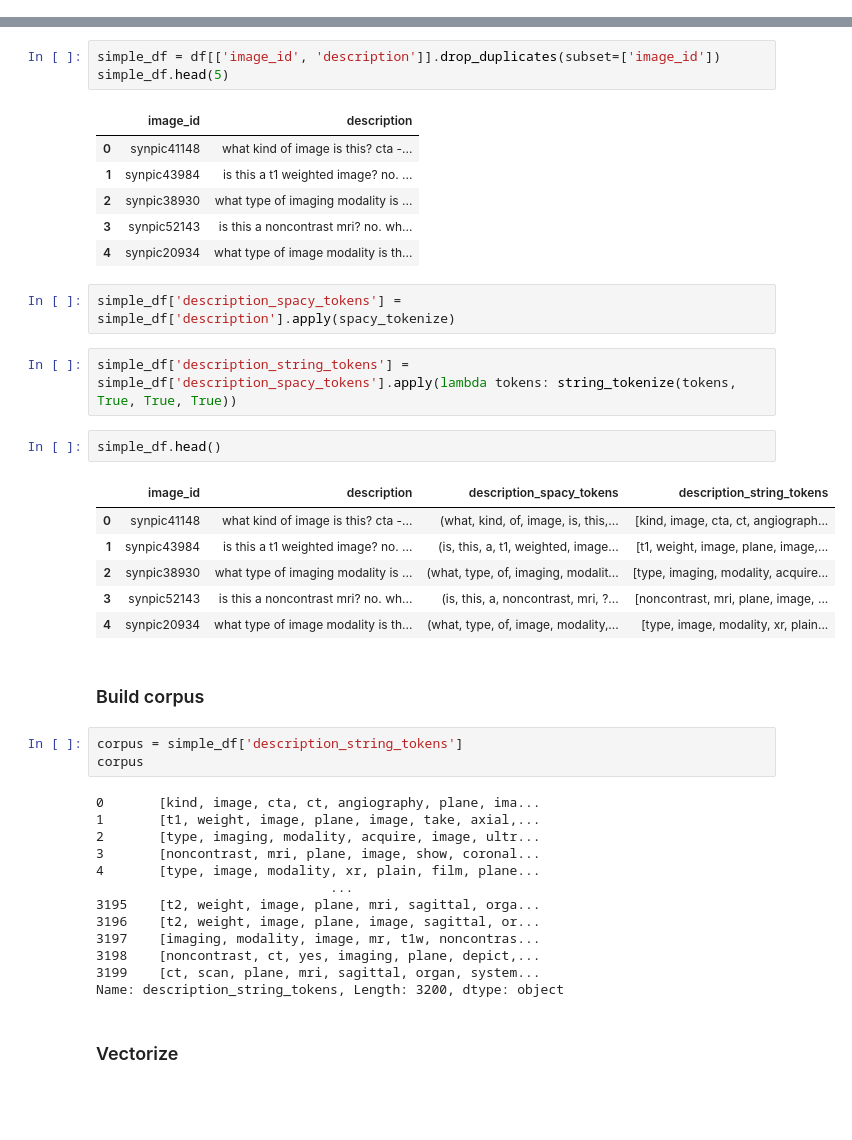
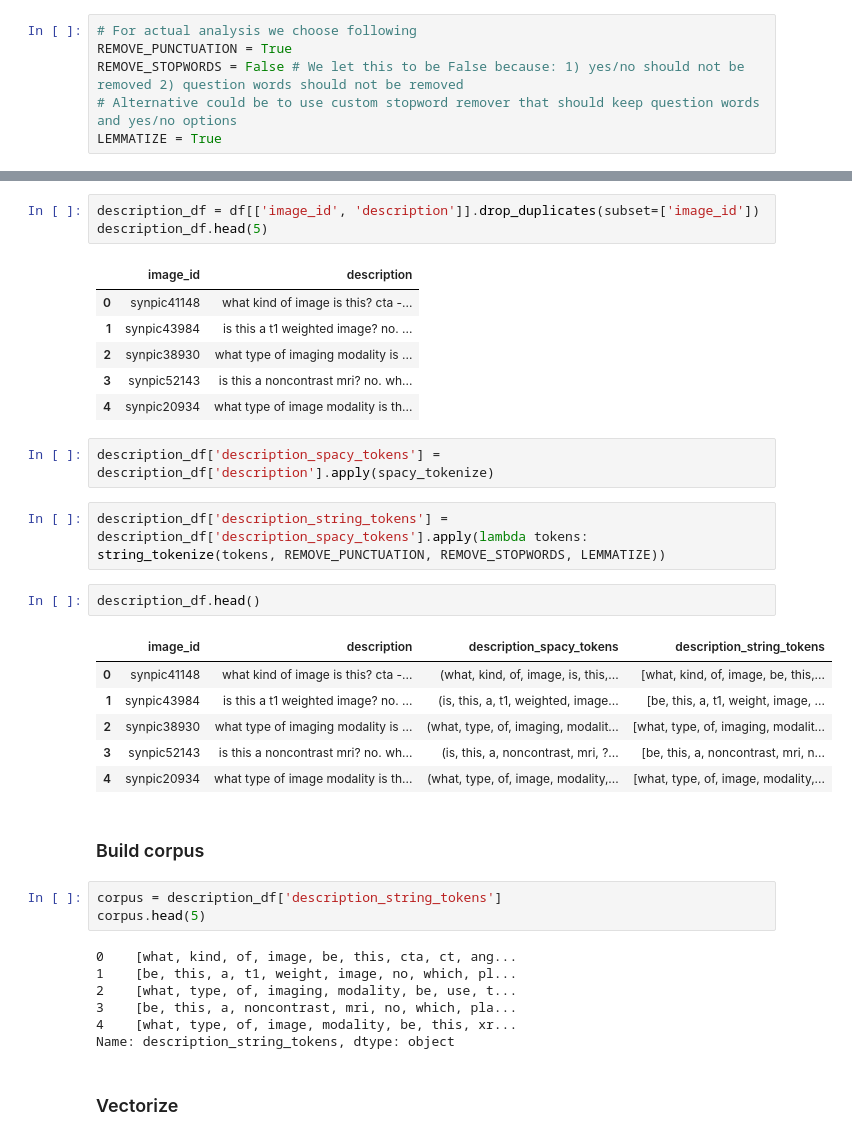
Before and after one commit to skupsala/VQA-Med-2019-project, a Jupyter notebook: notebooks/skupsala.ipynb, the cells around one changed output, grey strips where cells are left out. Cells and saved outputs as stored; diff of their text form; blank space fills up the shorter version.

Commit message:
Cleanup notebook and add combinations of tokenization parameters

```diff
--- a/notebooks/skupsala.ipynb
+++ b/notebooks/skupsala.ipynb
@@ -214,0 +196,6 @@ pass
+# %%
+# For actual analysis we choose following
+REMOVE_PUNCTUATION = True
+REMOVE_STOPWORDS = False # We let this to be False because: 1) yes/no should not be removed 2) question words should not be removed
+# Alternative could be to use custom stopword remover that should keep question words and yes/no options
+LEMMATIZE = True
@@ -289,8 +319,8 @@ df['qa'] = df[['question', 'answer']].agg(' '.join, axis=1)
 # %%
 df['description'] = df.groupby(['image_id'])['qa'].transform(lambda x : '. '.join(x))
 # %%
-simple_df = df[['image_id', 'description']].drop_duplicates(subset=['image_id'])
-simple_df.head(5)
+description_df = df[['image_id', 'description']].drop_duplicates(subset=['image_id'])
+description_df.head(5)
 # %% [output]
 |  | image_id | description |
 | 0 | synpic41148 | what kind of image is this? cta -... |
@@ -299,36 +329,30 @@ simple_df.head(5)
 | 3 | synpic52143 | is this a noncontrast mri? no. wh... |
 | 4 | synpic20934 | what type of image modality is th... |
 # %%
-simple_df['description_spacy_tokens'] = simple_df['description'].apply(spacy_tokenize)
+description_df['description_spacy_tokens'] = description_df['description'].apply(spacy_tokenize)
 # %%
-simple_df['description_string_tokens'] = simple_df['description_spacy_tokens'].apply(lambda tokens: string_tokenize(tokens, True, True, True))
+description_df['description_string_tokens'] = description_df['description_spacy_tokens'].apply(lambda tokens: string_tokenize(tokens, REMOVE_PUNCTUATION, REMOVE_STOPWORDS, LEMMATIZE))
 # %%
-simple_df.head()
+description_df.head()
 # %% [output]
 |  | image_id | description | description_spacy_tokens | description_string_tokens |
-| 0 | synpic41148 | what kind of image is this? cta -... | (what, kind, of, image, is, this,... | [kind, image, cta, ct, angiograph... |
-| 1 | synpic43984 | is this a t1 weighted image? no. ... | (is, this, a, t1, weighted, image... | [t1, weight, image, plane, image,... |
-| 2 | synpic38930 | what type of imaging modality is ... | (what, type, of, imaging, modalit... | [type, imaging, modality, acquire... |
-| 3 | synpic52143 | is this a noncontrast mri? no. wh... | (is, this, a, noncontrast, mri, ?... | [noncontrast, mri, plane, image, ... |
-| 4 | synpic20934 | what type of image modality is th... | (what, type, of, image, modality,... | [type, image, modality, xr, plain... |
+| 0 | synpic41148 | what kind of image is this? cta -... | (what, kind, of, image, is, this,... | [what, kind, of, image, be, this,... |
+| 1 | synpic43984 | is this a t1 weighted image? no. ... | (is, this, a, t1, weighted, image... | [be, this, a, t1, weight, image, ... |
+| 2 | synpic38930 | what type of imaging modality is ... | (what, type, of, imaging, modalit... | [what, type, of, imaging, modalit... |
+| 3 | synpic52143 | is this a noncontrast mri? no. wh... | (is, this, a, noncontrast, mri, ?... | [be, this, a, noncontrast, mri, n... |
+| 4 | synpic20934 | what type of image modality is th... | (what, type, of, image, modality,... | [what, type, of, image, modality,... |
 # %% [markdown]
 ### Build corpus
 # %%
-corpus = simple_df['description_string_tokens']
-corpus
+corpus = description_df['description_string_tokens']
+corpus.head(5)
 # %% [output]
-0       [kind, image, cta, ct, angiography, plane, ima...
-1       [t1, weight, image, plane, image, take, axial,...
-2       [type, imaging, modality, acquire, image, ultr...
-3       [noncontrast, mri, plane, image, show, coronal...
-4       [type, image, modality, xr, plain, film, plane...
-                              ...
-3195    [t2, weight, image, plane, mri, sagittal, orga...
-3196    [t2, weight, image, plane, image, sagittal, or...
-3197    [imaging, modality, image, mr, t1w, noncontras...
-3198    [noncontrast, ct, yes, imaging, plane, depict,...
-3199    [ct, scan, plane, mri, sagittal, organ, system...
-Name: description_string_tokens, Length: 3200, dtype: object
+0    [what, kind, of, image, be, this, cta, ct, ang...
+1    [be, this, a, t1, weight, image, no, which, pl...
+2    [what, type, of, imaging, modality, be, use, t...
+3    [be, this, a, noncontrast, mri, no, which, pla...
+4    [what, type, of, image, modality, be, this, xr...
+Name: description_string_tokens, dtype: object
 # %% [markdown]
 ### Vectorize
 # %%
```
Also changed, not shown: parts of 50 cells of this notebook.
